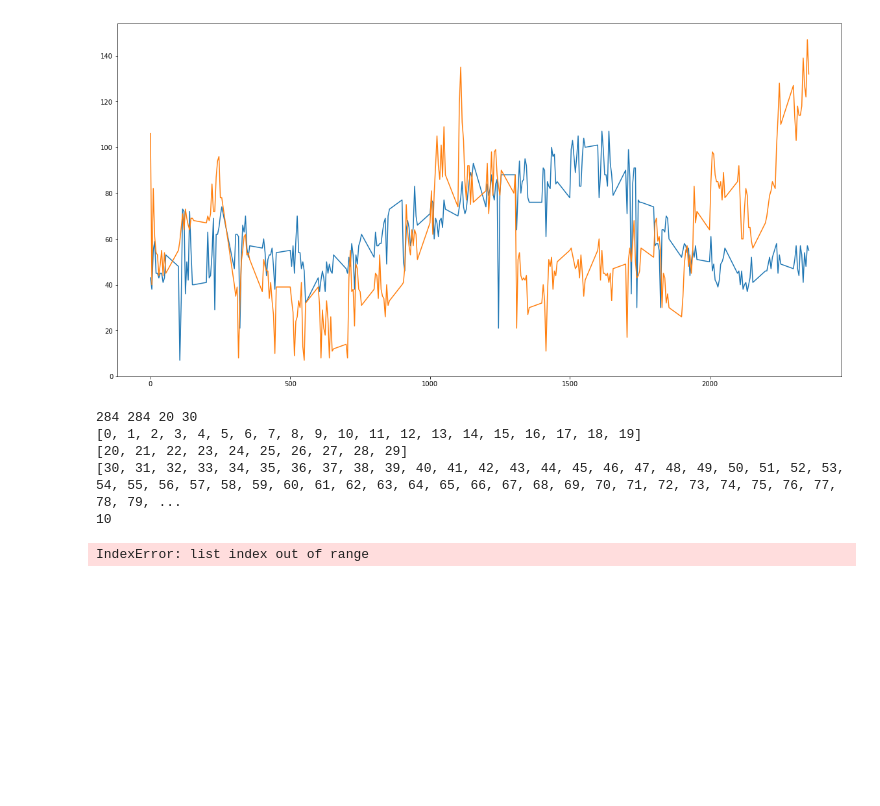
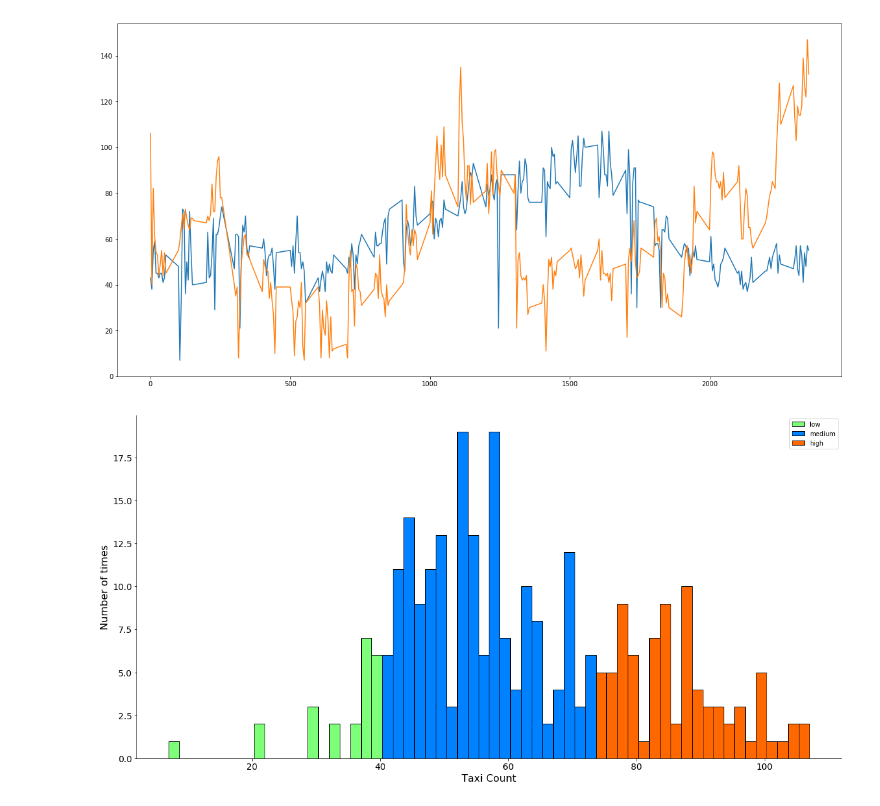
Before and after one commit to hari-allamraju/sg-taxidata, a Jupyter notebook: notebooks/Basic analysis.ipynb, the cells around one changed output. Cells and saved outputs as stored; diff of their text form; code cells hidden in the pictures; blank space fills up the shorter version.

Commit message:
working histogram

```diff
--- a/notebooks/Basic analysis.ipynb
+++ b/notebooks/Basic analysis.ipynb
@@ -44,11 +44,6 @@ visualize.plot_data([(x,y),(x1,y1)])
 # %% [output]
 [figure]
 # %%
-visualize.plot_hist(range(len(y)),y,20,30,'Points','Taxi Count')
+visualize.plot_hist(y,'Taxi Count','Number of times')
 # %% [output]
-284 284 20 30
-[0, 1, 2, 3, 4, 5, 6, 7, 8, 9, 10, 11, 12, 13, 14, 15, 16, 17, 18, 19]
-[20, 21, 22, 23, 24, 25, 26, 27, 28, 29]
-[30, 31, 32, 33, 34, 35, 36, 37, 38, 39, 40, 41, 42, 43, 44, 45, 46, 47, 48, 49, 50, 51, 52, 53, 54, 55, 56, 57, 58, 59, 60, 61, 62, 63, 64, 65, 66, 67, 68, 69, 70, 71, 72, 73, 74, 75, 76, 77, 78, 79, ...
-10
-IndexError: list index out of range
+[figure, added]
```
Also changed, not shown: parts of 5 cells of this notebook, 1 other file.
